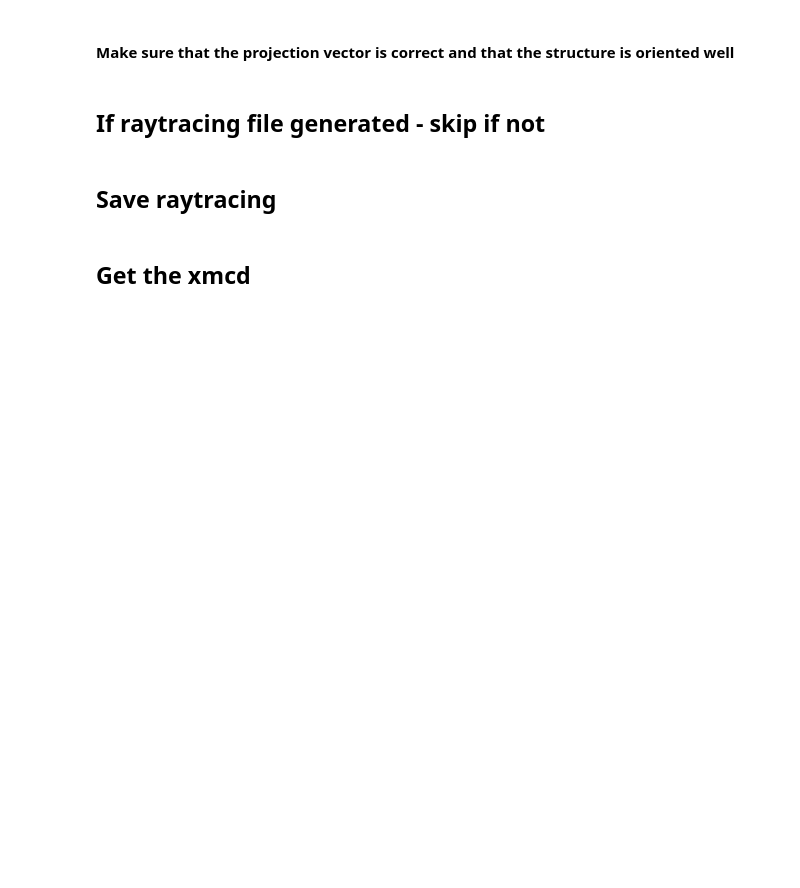
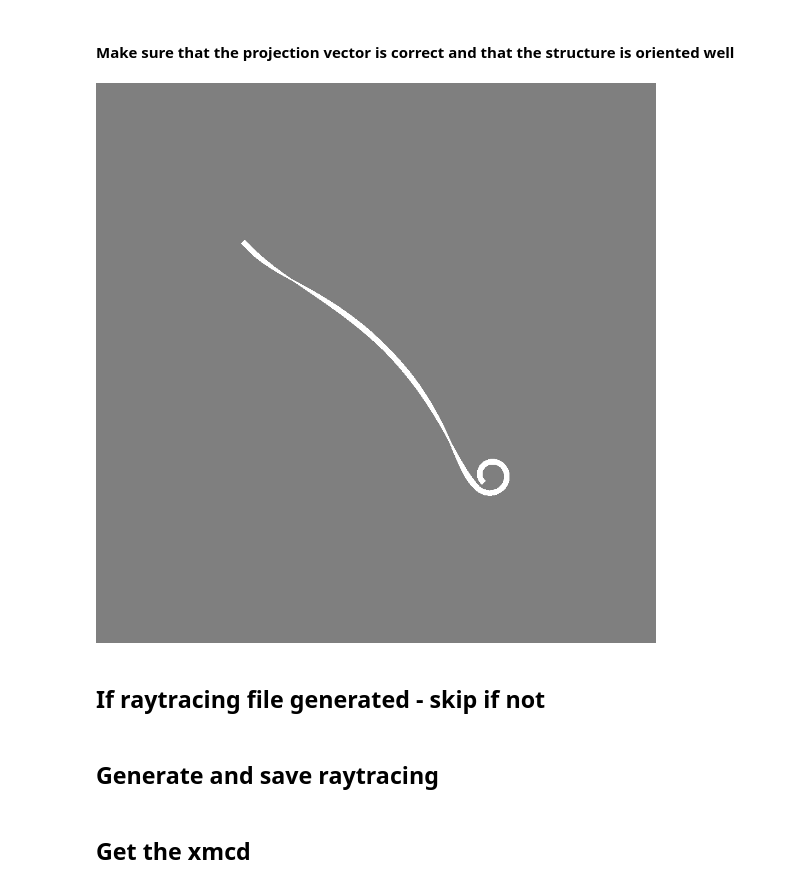
Before and after one commit to Skoricius/xmcd-projection, a Jupyter notebook: examples/magnumfe_projection.ipynb, the cells around one changed output. Saved outputs shown, nothing was run; the diff lists cells and outputs as text; code cells hidden in the pictures; blank space fills up the shorter version.

```diff
--- a/examples/magnumfe_projection.ipynb
+++ b/examples/magnumfe_projection.ipynb
@@ -34,6 +35,10 @@ struct_projected = raytr.struct_projected
 vis = MeshVisualizer(struct, struct_projected)
 vis.set_camera(dist=2e5)
 vis.show()
+# %%
+Image.fromarray(vis.get_image_np())
+# %% [output]
+[figure, added]
 # %% [markdown]
 ## If raytracing file generated - skip if not
 # %%
@@ -42,7 +47,7 @@ raytr = np.load("raytracing.npy", allow_pickle=True).item()
 struct = raytr.struct
 struct_projected = raytr.struct_projected
 # %% [markdown]
-## Save raytracing
+## Generate and save raytracing
 # %%
 raytr.get_piercings()
 np.save("raytracing.npy", raytr, allow_pickle=True)
```
Also changed, not shown: parts of 8 cells of this notebook, 10 other files.
